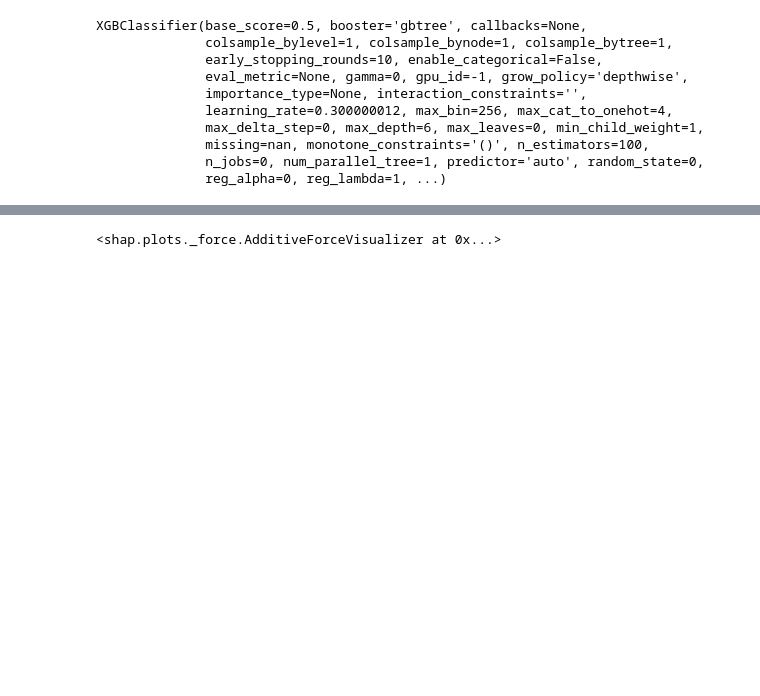
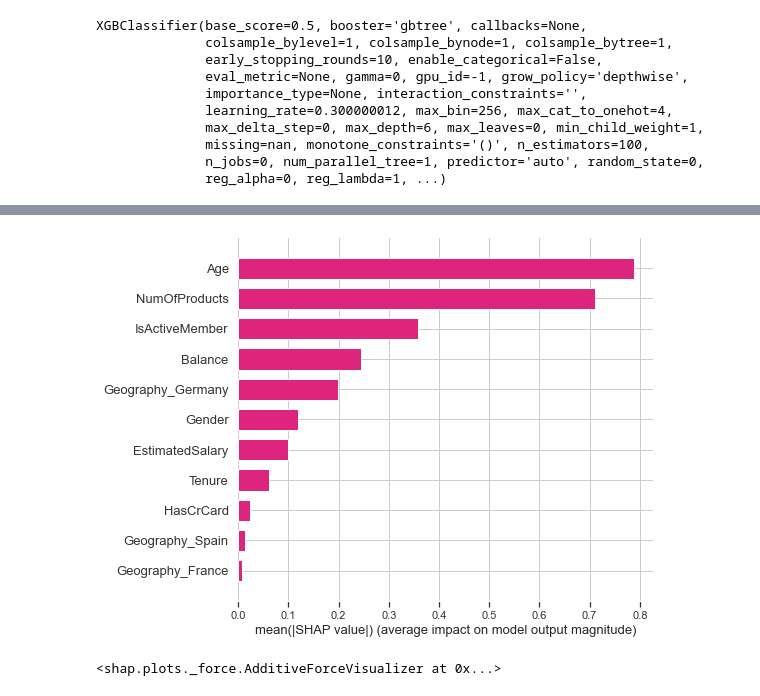
Before and after one commit to validmind/developer-framework, a Jupyter notebook: notebooks/test.ipynb, the cells around one changed output, grey strips where cells are left out. Cells and saved outputs as stored; diff of their text form; code cells hidden in the pictures; blank space fills up the shorter version.

```diff
--- a/notebooks/test.ipynb
+++ b/notebooks/test.ipynb
@@ -183,3 +223,10 @@ shap.summary_plot(shap_values, x_test, plot_type="bar")
+# %%
+mpl.rcParams['grid.color'] = '#CCC'
+ax = plt.axes()
+ax.set_facecolor("white")
+shap.summary_plot(shap_values, x_test, plot_type="bar", color='#DE257E')
+# %% [output]
+[figure, added]
 # %%
 shap.force_plot(explainer.expected_value, shap_values[0,:], x_test.iloc[0,:])
 # %% [output]
```
Also changed, not shown: parts of 13 cells of this notebook, 4 other files.
